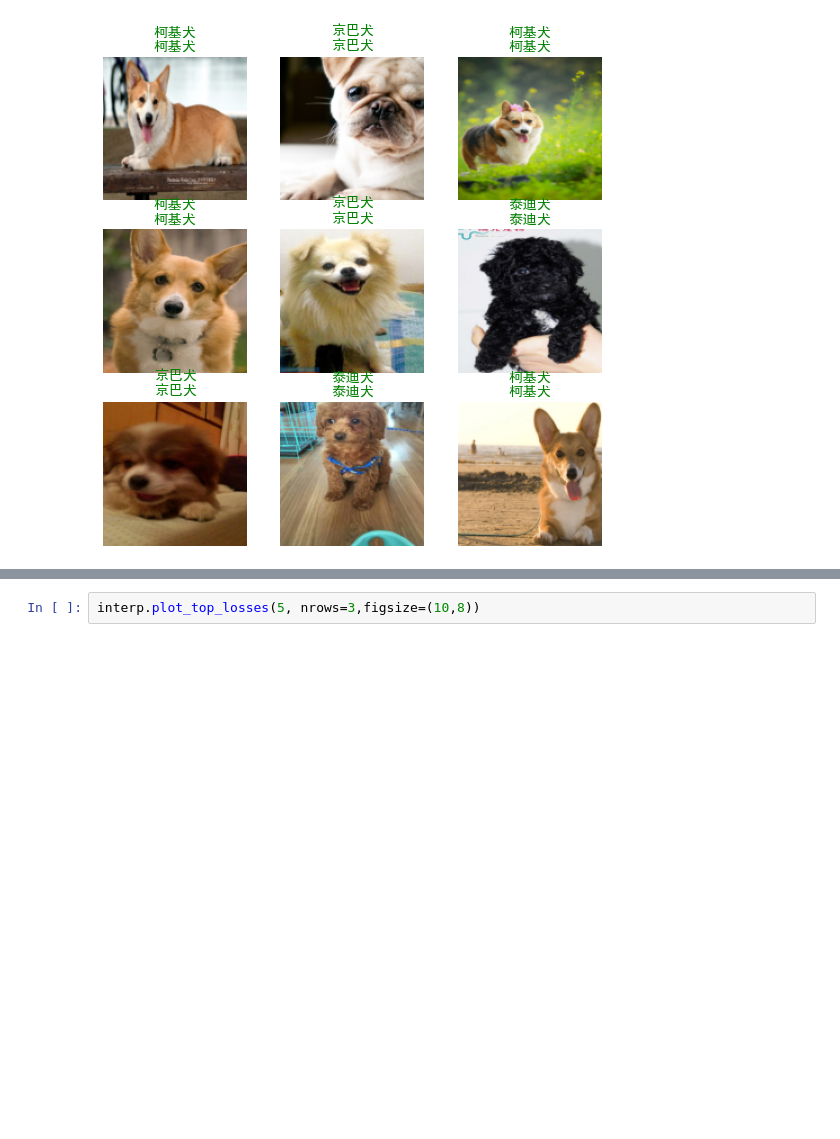
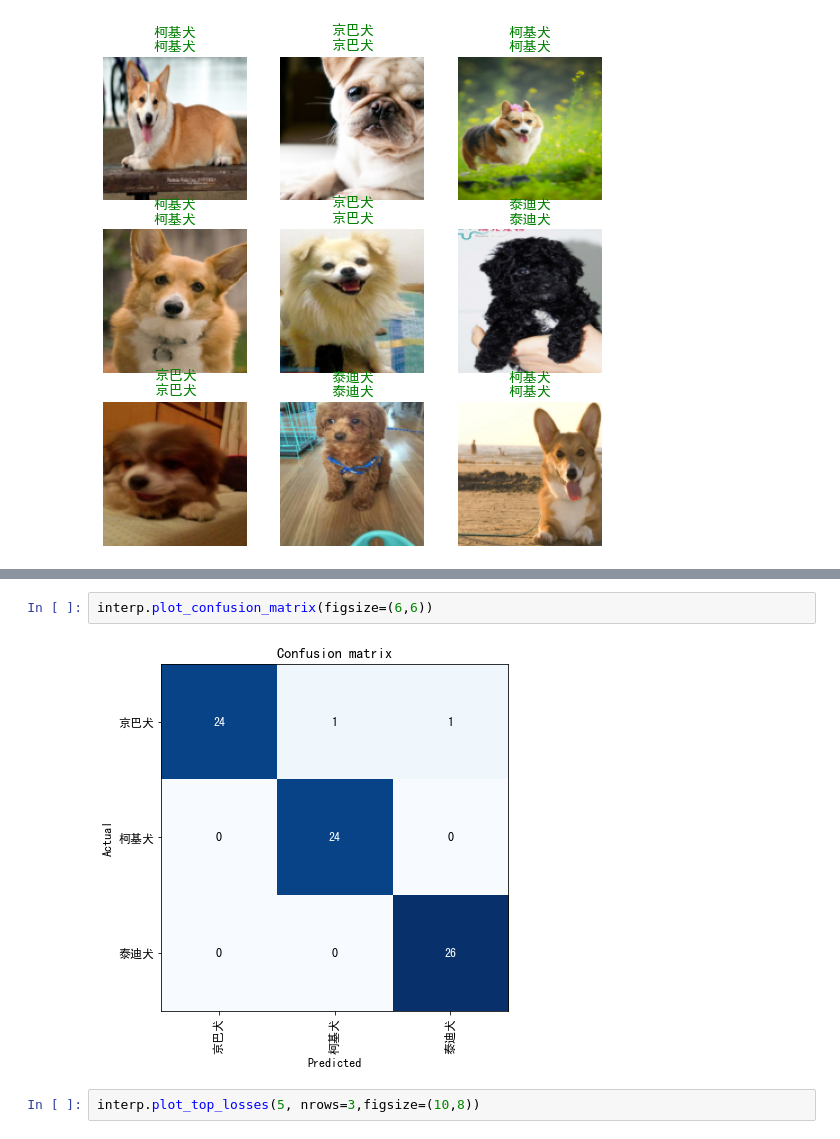
Before and after one commit to ddebby/First_AI_Project, a Jupyter notebook: 01.lab_your_first_ai_project.ipynb, the cells around one changed output, grey strips where cells are left out. Cells and saved outputs as stored; diff of their text form; blank space fills up the shorter version.

```diff
--- a/01.lab_your_first_ai_project.ipynb
+++ b/01.lab_your_first_ai_project.ipynb
@@ -535,3 +552,7 @@ interp.plot_confusion_matrix()
+# %%
+interp.plot_confusion_matrix(figsize=(6,6))
+# %% [output]
+[figure, added]
 # %%
 interp.plot_top_losses(5, nrows=3,figsize=(10,8))
 # %% [output]
```
Also changed, not shown: parts of 49 cells of this notebook, 2 other files.
